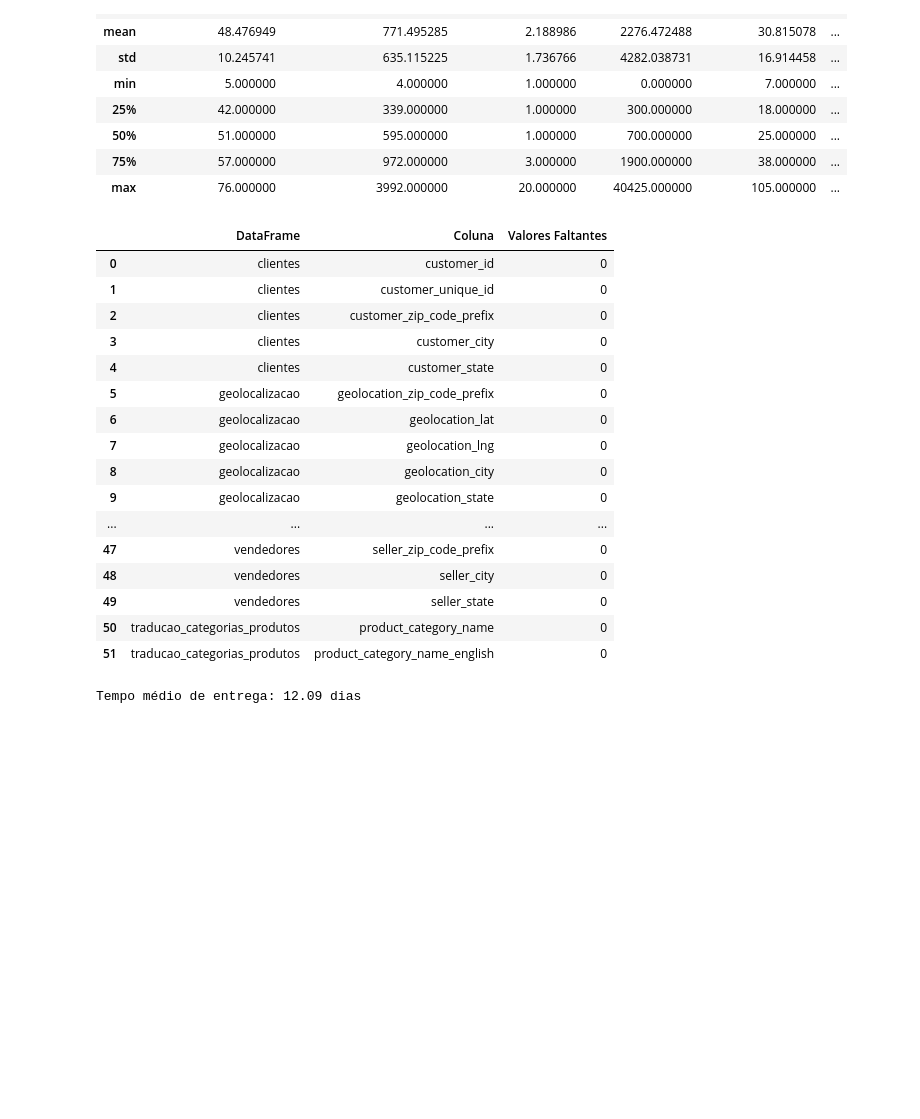
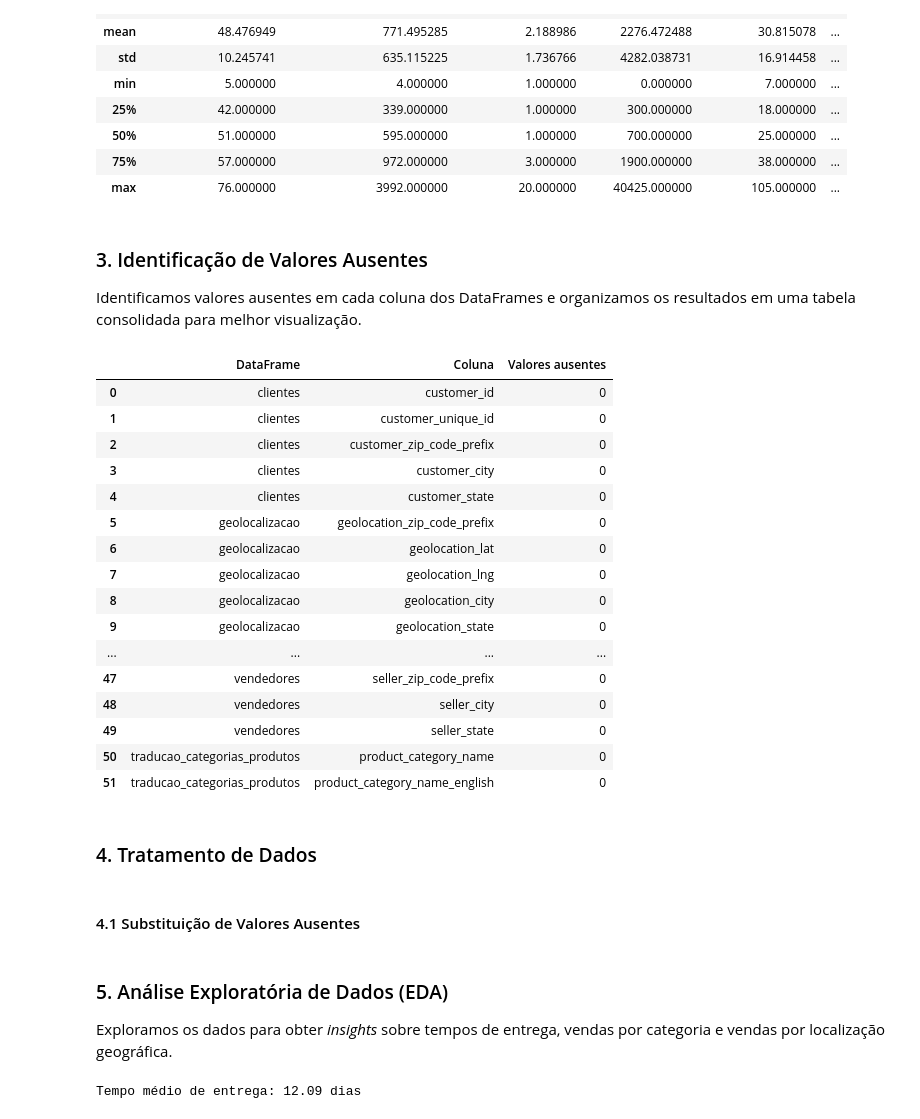
Before and after one commit to drdml/insights-olist, a Jupyter notebook: análise_exploratória.ipynb, the cells around one changed output. Saved outputs shown, nothing was run; the diff lists cells and outputs as text; code cells hidden in the pictures; blank space fills up the shorter version.

```diff
--- a/análise_exploratória.ipynb
+++ b/análise_exploratória.ipynb
@@ -93,22 +106,26 @@ produtos_df.describe()
 | 50% | 51.000000 | 595.000000 | 1.000000 | 700.000000 | 25.000000 | ... |
 | 75% | 57.000000 | 972.000000 | 3.000000 | 1900.000000 | 38.000000 | ... |
 | max | 76.000000 | 3992.000000 | 20.000000 | 40425.000000 | 105.000000 | ... |
+# %% [markdown]
+### 3. Identificação de Valores Ausentes
+
+Identificamos valores ausentes em cada coluna dos DataFrames e organizamos os resultados em uma tabela consolidada para melhor visualização.
 # %%
 resumo = []
 
 for nome, df in dataframes.items():
-    valores_faltantes = df.isnull().sum()
+    valores_ausentes = df.isnull().sum()
     df_resumo = pd.DataFrame({
-        "DataFrame": [nome] * len(valores_faltantes),
-        "Coluna": valores_faltantes.index,
-        "Valores Faltantes": valores_faltantes.values
+        "DataFrame": [nome] * len(valores_ausentes),
+        "Coluna": valores_ausentes.index,
+        "Valores ausentes": valores_ausentes.values
     })
     resumo.append(df_resumo)
 
 df_resumo_final = pd.concat(resumo, ignore_index=True)
 df_resumo_final
 # %% [output]
-|  | DataFrame | Coluna | Valores Faltantes |
+|  | DataFrame | Coluna | Valores ausentes |
 | 0 | clientes | customer_id | 0 |
 | 1 | clientes | customer_unique_id | 0 |
 | 2 | clientes | customer_zip_code_prefix | 0 |
@@ -125,6 +142,10 @@ df_resumo_final
 | 49 | vendedores | seller_state | 0 |
 | 50 | traducao_categorias_produtos | product_category_name | 0 |
 | 51 | traducao_categorias_produtos | product_category_name_english | 0 |
+# %% [markdown]
+### 4. Tratamento de Dados
+# %% [markdown]
+#### 4.1 Substituição de Valores Ausentes
 # %%
 avaliacoes_pedidos_df['review_comment_message'] = avaliacoes_pedidos_df['review_comment_message'].fillna('Sem Comentário')
 avaliacoes_pedidos_df['review_comment_title'] = avaliacoes_pedidos_df['review_comment_title'].fillna('Sem Título')
@@ -136 +157,5 @@ produtos_df[numeric_columns] = produtos_df[numeric_columns].apply(lambda col: co
+# %% [markdown]
+### 5. Análise Exploratória de Dados (EDA)
+
+Exploramos os dados para obter _insights_ sobre tempos de entrega, vendas por categoria e vendas por localização geográfica.
 # %%
```
Also changed, not shown: parts of 18 cells of this notebook, 1 other file.
